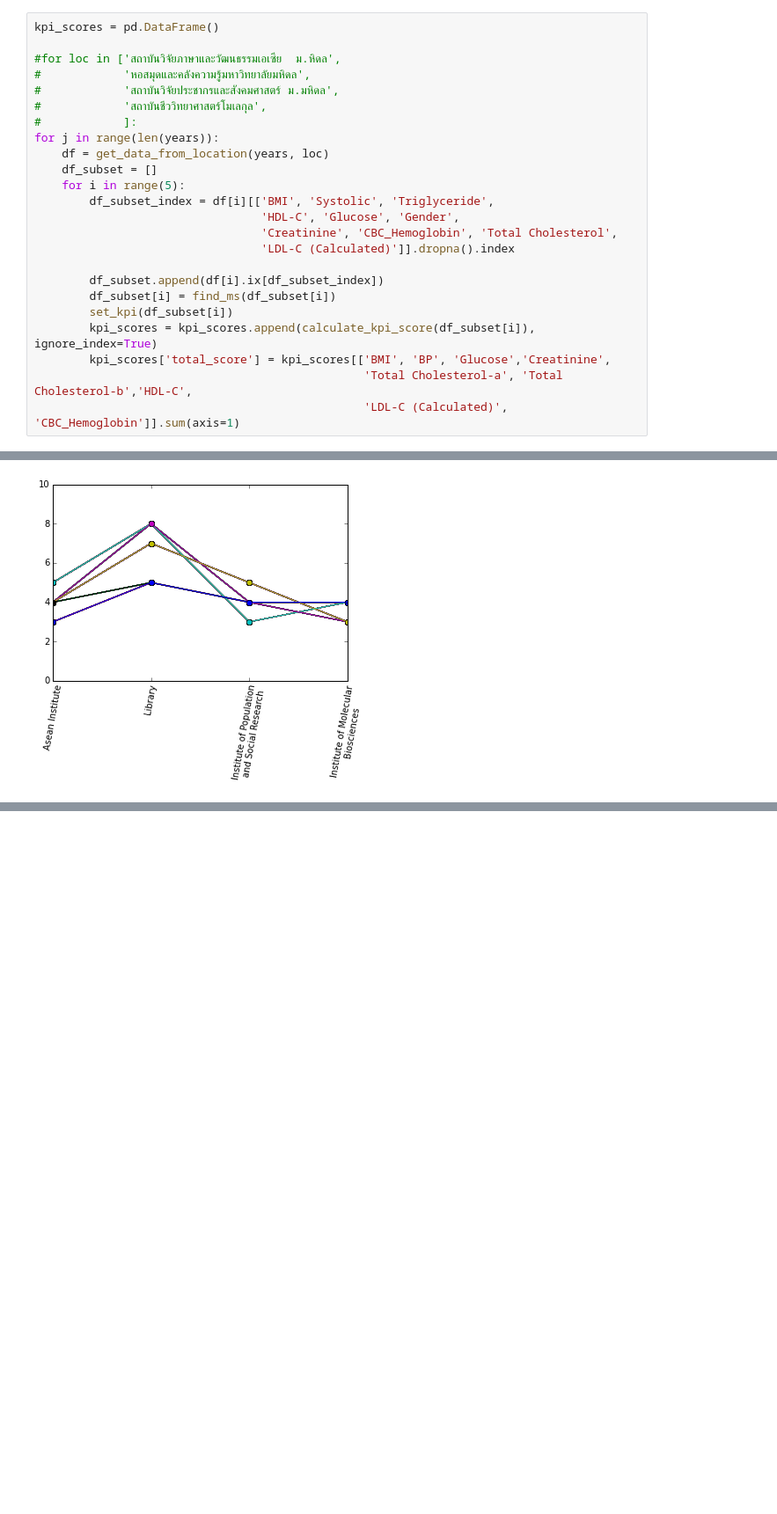
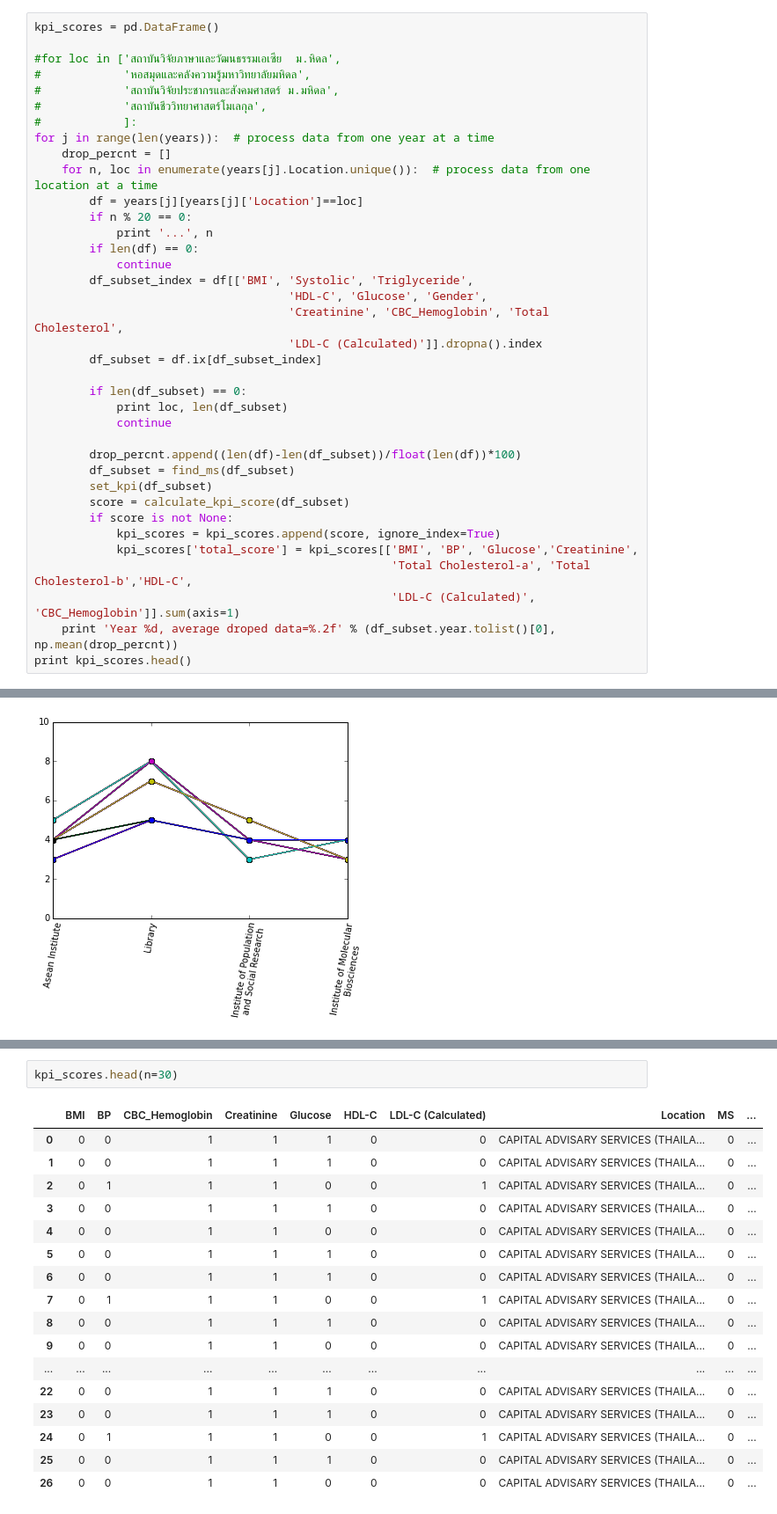
Before and after one commit to likit/comm-health, a Jupyter notebook: KPI.ipynb, the cells around one changed output, grey strips where cells are left out. Shown: that part at 88% size. Saved outputs shown, nothing was run; the diff lists cells and outputs as text; blank space fills up the shorter version.

```diff
--- a/KPI.ipynb
+++ b/KPI.ipynb
@@ -184,19 +174,32 @@ kpi_scores = pd.DataFrame()
 #            'สถาบันวิจัยประชากรและสังคมศาสตร์ ม.มหิดล',
 #            'สถาบันชีววิทยาศาสตร์โมเลกุล',
 #            ]:
-for j in range(len(years)):
-    df = get_data_from_location(years, loc)
-    df_subset = []
-    for i in range(5):
-        df_subset_index = df[i][['BMI', 'Systolic', 'Triglyceride',
-                                 'HDL-C', 'Glucose', 'Gender',
-                                 'Creatinine', 'CBC_Hemoglobin', 'Total Cholesterol',
-                                 'LDL-C (Calculated)']].dropna().index
+for j in range(len(years)):  # process data from one year at a time
+    drop_percnt = []
+    for n, loc in enumerate(years[j].Location.unique()):  # process data from one location at a time
+        df = years[j][years[j]['Location']==loc]
+        if n % 20 == 0:
+            print '...', n
+        if len(df) == 0:
+            continue
+        df_subset_index = df[['BMI', 'Systolic', 'Triglyceride',
+                                     'HDL-C', 'Glucose', 'Gender',
+                                     'Creatinine', 'CBC_Hemoglobin', 'Total Cholesterol',
+                                     'LDL-C (Calculated)']].dropna().index
+        df_subset = df.ix[df_subset_index]
 
-        df_subset.append(df[i].ix[df_subset_index])
-        df_subset[i] = find_ms(df_subset[i])
-        set_kpi(df_subset[i])
-        kpi_scores = kpi_scores.append(calculate_kpi_score(df_subset[i]), ignore_index=True)
-        kpi_scores['total_score'] = kpi_scores[['BMI', 'BP', 'Glucose','Creatinine',
-                                                'Total Cholesterol-a', 'Total Cholesterol-b','HDL-C',
-                                                'LDL-C (Calculated)', 'CBC_Hemoglobin']].sum(axis=1)
+        if len(df_subset) == 0:
+            print loc, len(df_subset)
+            continue
+
+        drop_percnt.append((len(df)-len(df_subset))/float(len(df))*100)
+        df_subset = find_ms(df_subset)
+        set_kpi(df_subset)
+        score = calculate_kpi_score(df_subset)
+        if score is not None:
+            kpi_scores = kpi_scores.append(score, ignore_index=True)
+            kpi_scores['total_score'] = kpi_scores[['BMI', 'BP', 'Glucose','Creatinine',
+                                                    'Total Cholesterol-a', 'Total Cholesterol-b','HDL-C',
+                                                    'LDL-C (Calculated)', 'CBC_Hemoglobin']].sum(axis=1)
+    print 'Year %d, average droped data=%.2f' % (df_subset.year.tolist()[0], np.mean(drop_percnt))
+print kpi_scores.head()
@@ -248,0 +254,20 @@ kpi_scores
+# %%
+kpi_scores.head(n=30)
+# %% [output]
+|  | BMI | BP | CBC_Hemoglobin | Creatinine | Glucose | HDL-C | LDL-C (Calculated) | Location | MS | ... |
+| 0 | 0 | 0 | 1 | 1 | 1 | 0 | 0 | CAPITAL ADVISARY SERVICES (THAILA... | 0 | ... |
+| 1 | 0 | 0 | 1 | 1 | 1 | 0 | 0 | CAPITAL ADVISARY SERVICES (THAILA... | 0 | ... |
+| 2 | 0 | 1 | 1 | 1 | 0 | 0 | 1 | CAPITAL ADVISARY SERVICES (THAILA... | 0 | ... |
+| 3 | 0 | 0 | 1 | 1 | 1 | 0 | 0 | CAPITAL ADVISARY SERVICES (THAILA... | 0 | ... |
+| 4 | 0 | 0 | 1 | 1 | 0 | 0 | 0 | CAPITAL ADVISARY SERVICES (THAILA... | 0 | ... |
+| 5 | 0 | 0 | 1 | 1 | 1 | 0 | 0 | CAPITAL ADVISARY SERVICES (THAILA... | 0 | ... |
+| 6 | 0 | 0 | 1 | 1 | 1 | 0 | 0 | CAPITAL ADVISARY SERVICES (THAILA... | 0 | ... |
+| 7 | 0 | 1 | 1 | 1 | 0 | 0 | 1 | CAPITAL ADVISARY SERVICES (THAILA... | 0 | ... |
+| 8 | 0 | 0 | 1 | 1 | 1 | 0 | 0 | CAPITAL ADVISARY SERVICES (THAILA... | 0 | ... |
+| 9 | 0 | 0 | 1 | 1 | 0 | 0 | 0 | CAPITAL ADVISARY SERVICES (THAILA... | 0 | ... |
+| ... | ... | ... | ... | ... | ... | ... | ... | ... | ... | ... |
+| 22 | 0 | 0 | 1 | 1 | 1 | 0 | 0 | CAPITAL ADVISARY SERVICES (THAILA... | 0 | ... |
+| 23 | 0 | 0 | 1 | 1 | 1 | 0 | 0 | CAPITAL ADVISARY SERVICES (THAILA... | 0 | ... |
+| 24 | 0 | 1 | 1 | 1 | 0 | 0 | 1 | CAPITAL ADVISARY SERVICES (THAILA... | 0 | ... |
+| 25 | 0 | 0 | 1 | 1 | 1 | 0 | 0 | CAPITAL ADVISARY SERVICES (THAILA... | 0 | ... |
+| 26 | 0 | 0 | 1 | 1 | 0 | 0 | 0 | CAPITAL ADVISARY SERVICES (THAILA... | 0 | ... |
```
Also changed, not shown: parts of 8 cells of this notebook.
